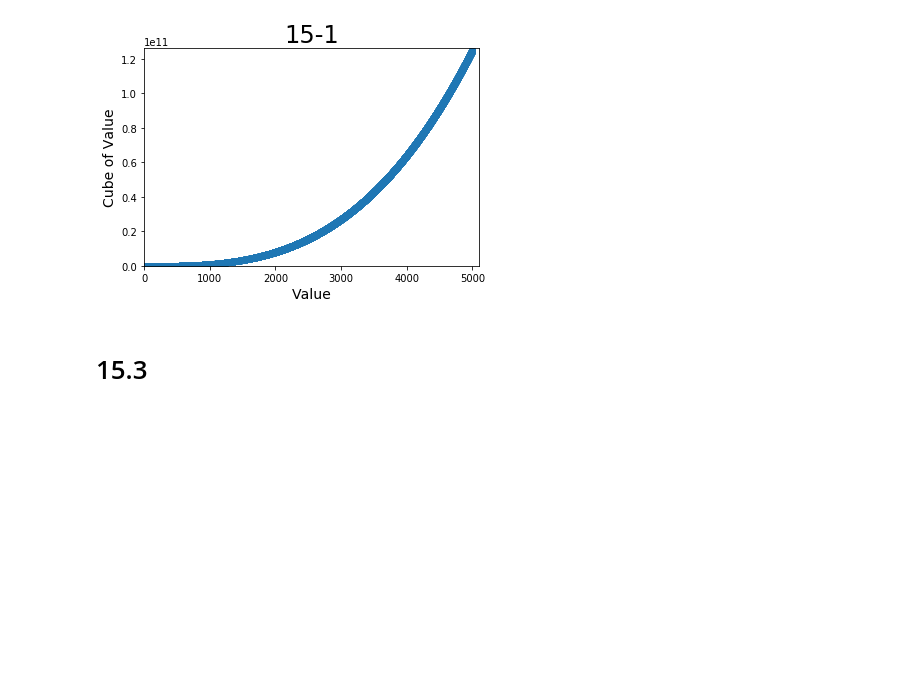
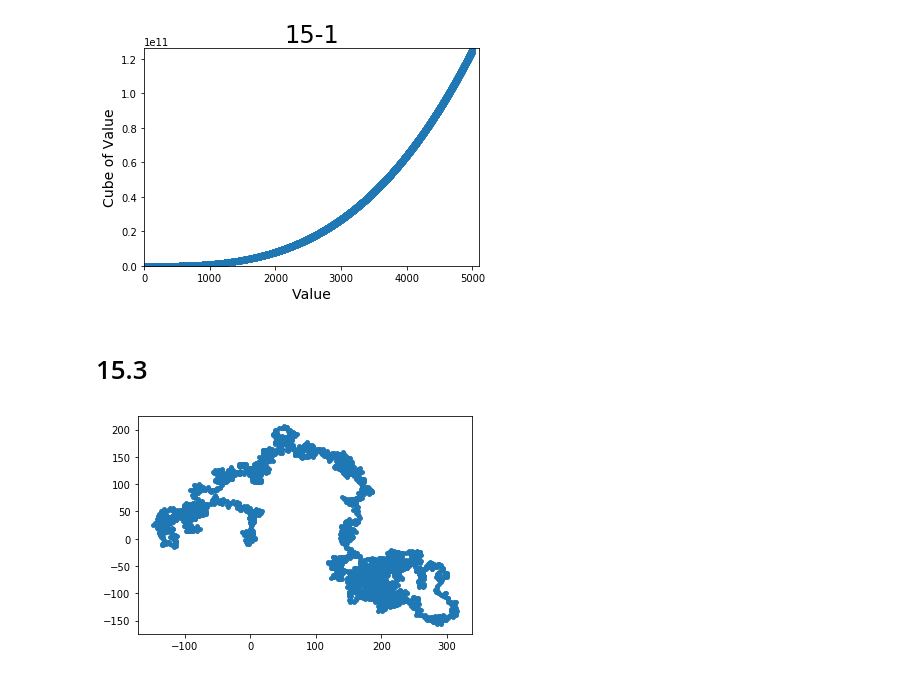
Before and after one commit to imkasen/python-crash-course, a Jupyter notebook: Chapter 15.ipynb, the cells around one changed output. Saved outputs shown, nothing was run; the diff lists cells and outputs as text; code cells hidden in the pictures; blank space fills up the shorter version.

```diff
--- a/Chapter 15.ipynb
+++ b/Chapter 15.ipynb
@@ -264,0 +310,8 @@ plt.show()
+# %%
+# 15.3.3
+rw = RandomWalk()
+rw.fill_walk()
+plt.scatter(rw.x_values, rw.y_values, s = 15)
+plt.show()
+# %% [output]
+[figure, added]
```
Also changed, not shown: parts of 9 cells of this notebook.
